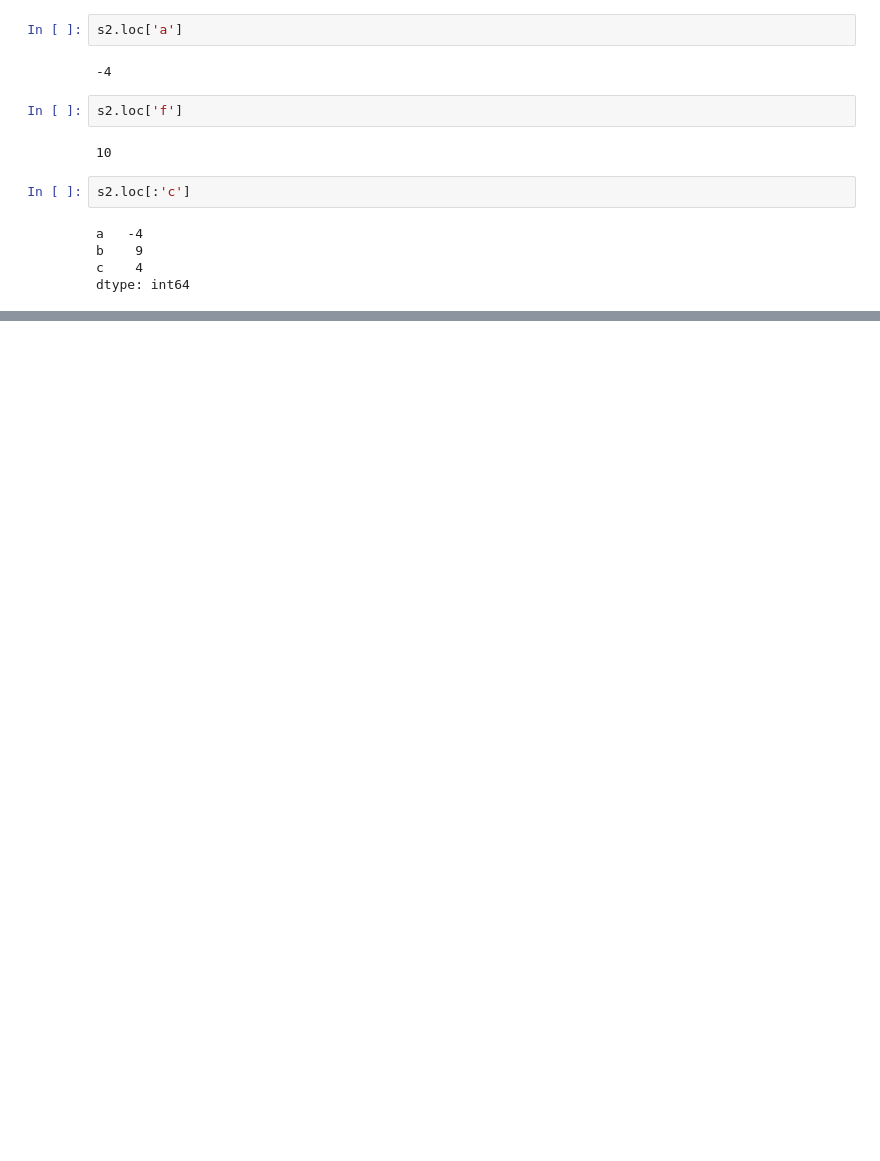
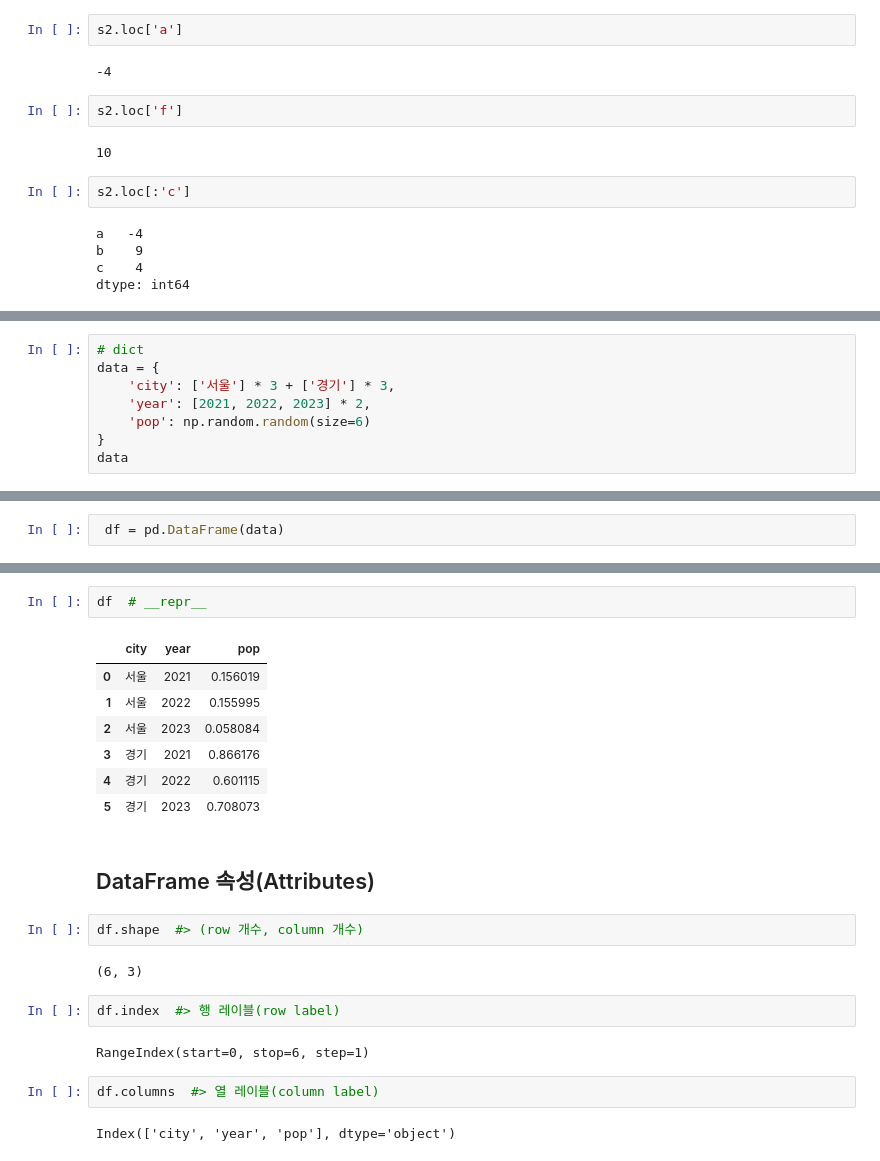
Before and after one commit to kiminhonawa/python, a Jupyter notebook: py14_pandas.ipynb, the cells around one changed output, grey strips where cells are left out. Saved outputs shown, nothing was run; the diff lists cells and outputs as text; blank space fills up the shorter version.

```diff
--- a/py14_pandas.ipynb
+++ b/py14_pandas.ipynb
@@ -159,0 +226,8 @@ dtype: int64
+# %%
+# dict
+data = {
+    'city': ['서울'] * 3 + ['경기'] * 3,
+    'year': [2021, 2022, 2023] * 2,
+    'pop': np.random.random(size=6)
+}
+data
@@ -159,0 +239,2 @@ dtype: int64
+# %%
+ df = pd.DataFrame(data)
@@ -159,0 +251,24 @@ dtype: int64
+# %%
+df  # __repr__
+# %% [output]
+|  | city | year | pop |
+| 0 | 서울 | 2021 | 0.156019 |
+| 1 | 서울 | 2022 | 0.155995 |
+| 2 | 서울 | 2023 | 0.058084 |
+| 3 | 경기 | 2021 | 0.866176 |
+| 4 | 경기 | 2022 | 0.601115 |
+| 5 | 경기 | 2023 | 0.708073 |
+# %% [markdown]
+## DataFrame 속성(Attributes)
+# %%
+df.shape  #> (row 개수, column 개수)
+# %% [output]
+(6, 3)
+# %%
+df.index  #> 행 레이블(row label)
+# %% [output]
+RangeIndex(start=0, stop=6, step=1)
+# %%
+df.columns  #> 열 레이블(column label)
+# %% [output]
+Index(['city', 'year', 'pop'], dtype='object')
```
Also changed, not shown: parts of 18 cells of this notebook.
